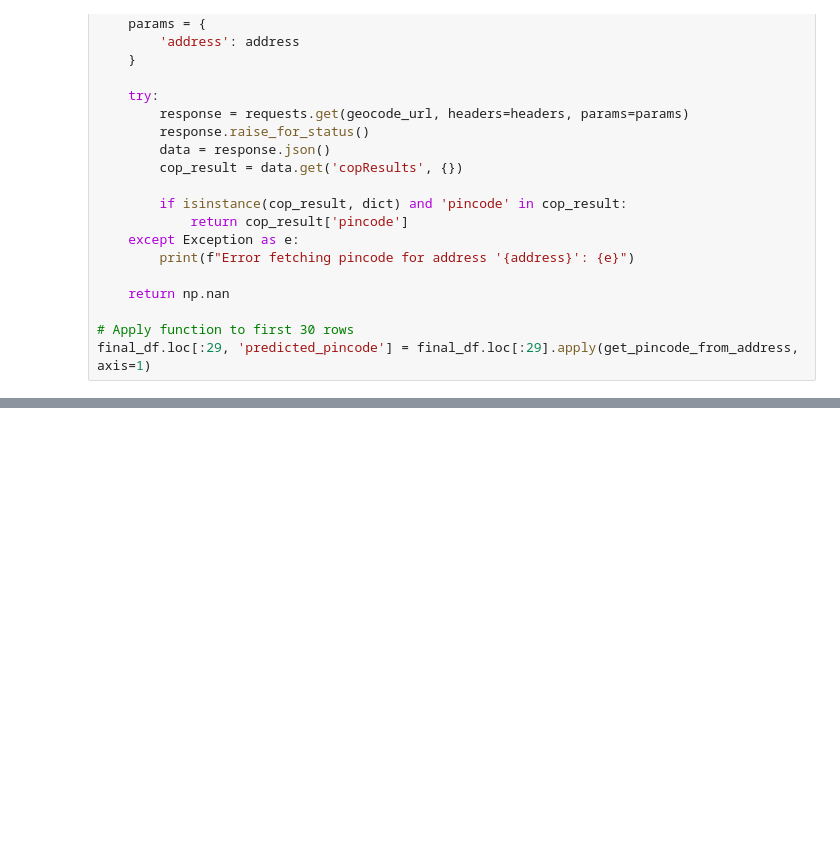
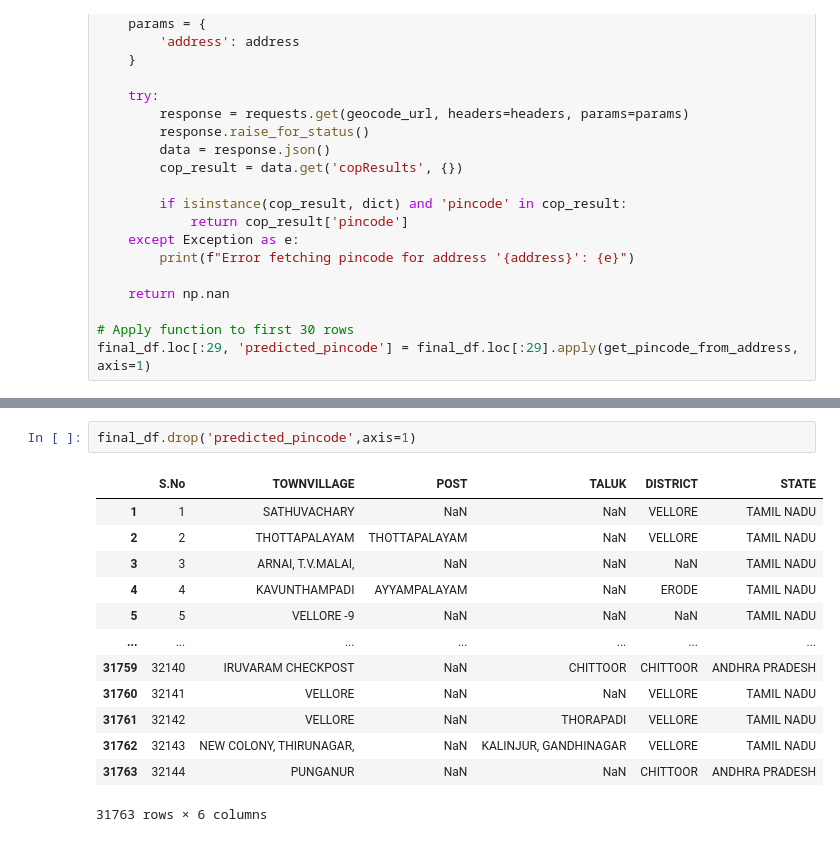
Before and after one commit to Trisha-Annambhotla/Health-Data, a Jupyter notebook: HealthData.ipynb, the cells around one changed output, grey strips where cells are left out. Saved outputs shown, nothing was run; the diff lists cells and outputs as text; blank space fills up the shorter version.

```diff
--- a/HealthData.ipynb
+++ b/HealthData.ipynb
@@ -456,3 +456,19 @@ final_df.head(30)
 | 28 | 28 | KANNAMANGALAM | KANNAMANGALAM,TIRUVANNAMALAI | NaN | TIRUVANNAMALAI | TAMIL NADU |  |
 | 29 | 29 | PALLIKONDA | PALLIKONDA,VELLORE | NaN | VELLORE | TAMIL NADU |  |
 | 30 | 30 | BELLIAPPA NAGAR,WALAJAPET | NaN | NaN | VELLORE | TAMIL NADU | NaN |
+# %%
+final_df.drop('predicted_pincode',axis=1)
+# %% [output]
+|  | S.No | TOWNVILLAGE | POST | TALUK | DISTRICT | STATE |
+| 1 | 1 | SATHUVACHARY | NaN | NaN | VELLORE | TAMIL NADU |
+| 2 | 2 | THOTTAPALAYAM | THOTTAPALAYAM | NaN | VELLORE | TAMIL NADU |
+| 3 | 3 | ARNAI, T.V.MALAI, | NaN | NaN | NaN | TAMIL NADU |
+| 4 | 4 | KAVUNTHAMPADI | AYYAMPALAYAM | NaN | ERODE | TAMIL NADU |
+| 5 | 5 | VELLORE -9 | NaN | NaN | NaN | TAMIL NADU |
+| ... | ... | ... | ... | ... | ... | ... |
+| 31759 | 32140 | IRUVARAM CHECKPOST | NaN | CHITTOOR | CHITTOOR | ANDHRA PRADESH |
+| 31760 | 32141 | VELLORE | NaN | NaN | VELLORE | TAMIL NADU |
+| 31761 | 32142 | VELLORE | NaN | THORAPADI | VELLORE | TAMIL NADU |
+| 31762 | 32143 | NEW COLONY, THIRUNAGAR, | NaN | KALINJUR, GANDHINAGAR | VELLORE | TAMIL NADU |
+| 31763 | 32144 | PUNGANUR | NaN | NaN | CHITTOOR | ANDHRA PRADESH |
+31763 rows × 6 columns
```
Also changed, not shown: parts of 2 cells of this notebook.
